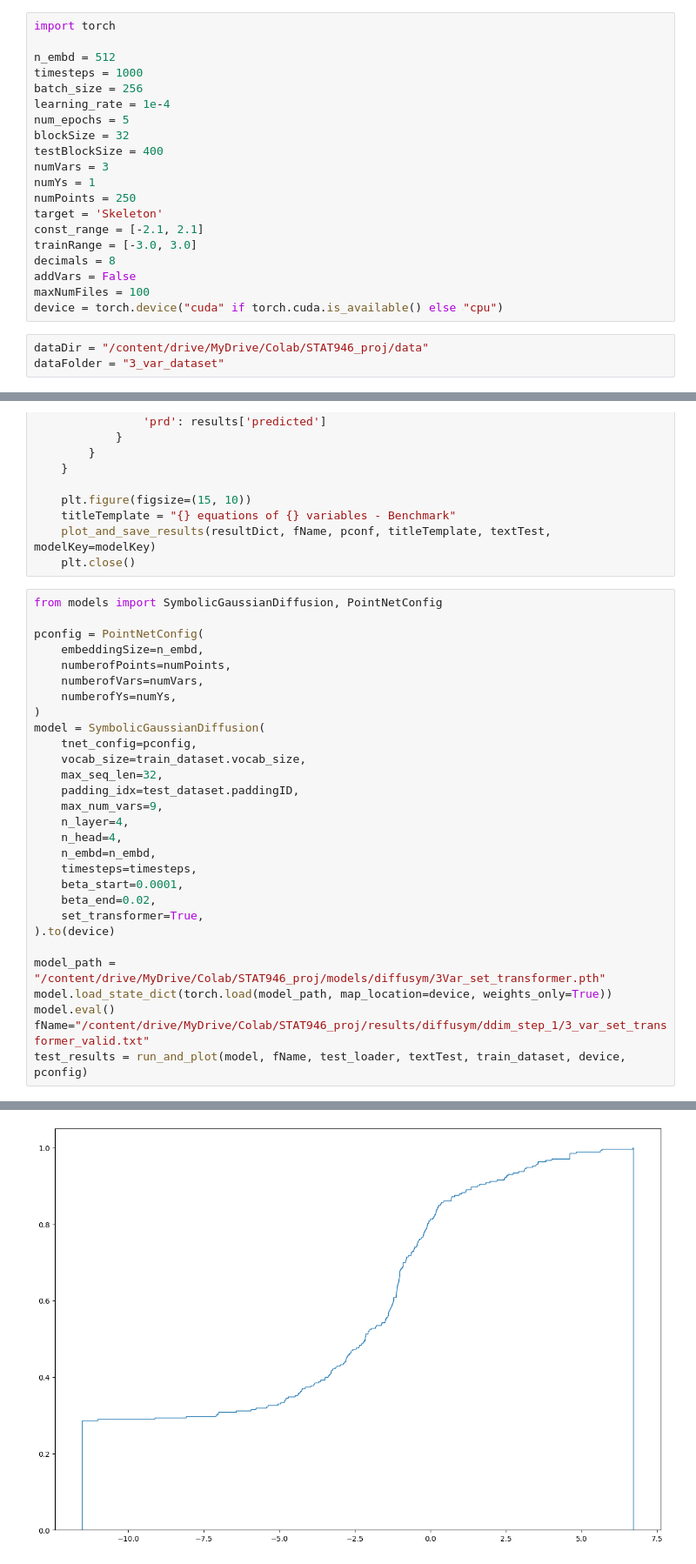
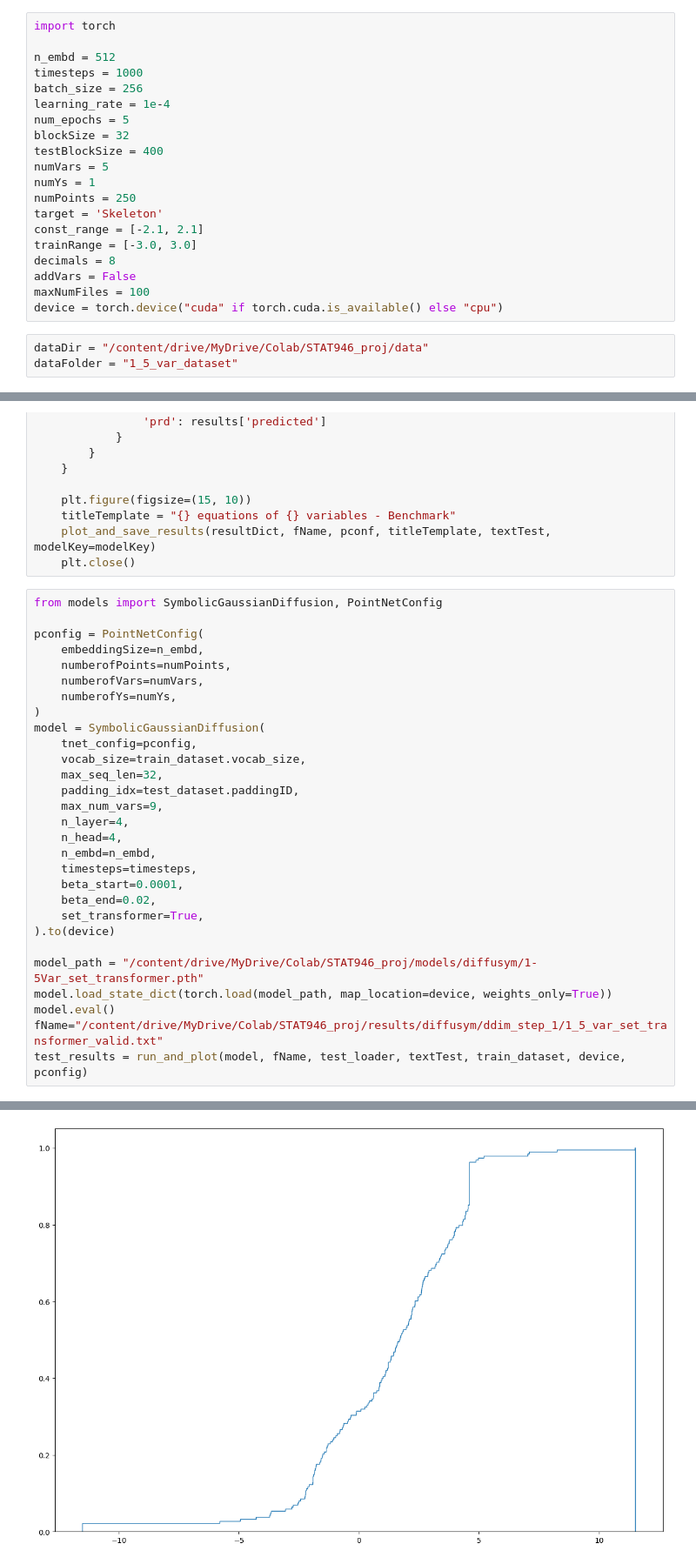
Before and after one commit to carolynw898/STAT946Proj, a Jupyter notebook: test.ipynb, the cells around one changed output, grey strips where cells are left out. Shown at 87% size. Cells and saved outputs as stored; diff of their text form.

Commit message:
1_5_var_set_transformer skip invalid

```diff
--- a/test.ipynb
+++ b/test.ipynb
@@ -15,7 +15,7 @@ learning_rate = 1e-4
 num_epochs = 5
 blockSize = 32
 testBlockSize = 400
-numVars = 3
+numVars = 5
 numYs = 1
 numPoints = 250
 target = 'Skeleton'
@@ -27,7 +27,7 @@ maxNumFiles = 100
 device = torch.device("cuda" if torch.cuda.is_available() else "cpu")
 # %%
 dataDir = "/content/drive/MyDrive/Colab/STAT946_proj/data"
-dataFolder = "3_var_dataset"
+dataFolder = "1_5_var_dataset"
 # %%
 from torch.utils.data import DataLoader
 import numpy as np
@@ -360,9 +360,9 @@ model = SymbolicGaussianDiffusion(
     set_transformer=True,
 ).to(device)
 
-model_path = "/content/drive/MyDrive/Colab/STAT946_proj/models/diffusym/3Var_set_transformer.pth"
+model_path = "/content/drive/MyDrive/Colab/STAT946_proj/models/diffusym/1-5Var_set_transformer.pth"
 model.load_state_dict(torch.load(model_path, map_location=device, weights_only=True))
 model.eval()
-fName="/content/drive/MyDrive/Colab/STAT946_proj/results/diffusym/ddim_step_1/3_var_set_transformer_valid.txt"
+fName="/content/drive/MyDrive/Colab/STAT946_proj/results/diffusym/ddim_step_1/1_5_var_set_transformer_valid.txt"
 test_results = run_and_plot(model, fName, test_loader, textTest, train_dataset, device, pconfig)
 # %% [output]
@@ -386 +403 @@ Avg Err:8.836942380399591
-[figure, old version]
+[figure, new version]
```
Also changed, not shown: parts of 3 cells of this notebook.
